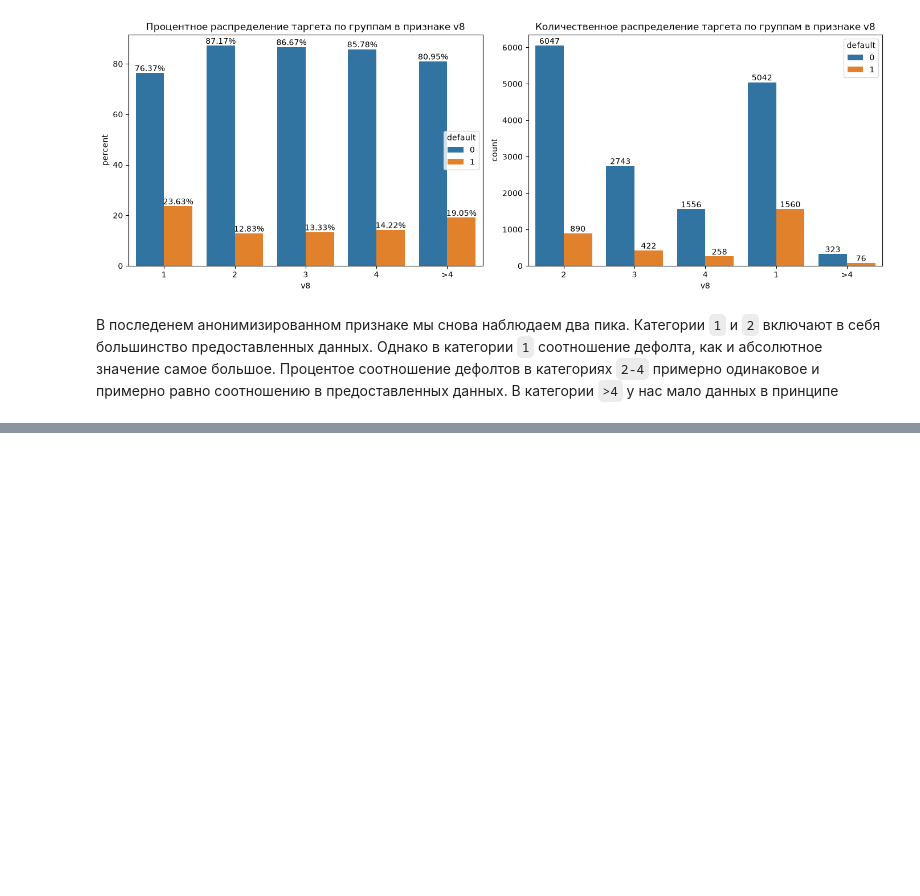
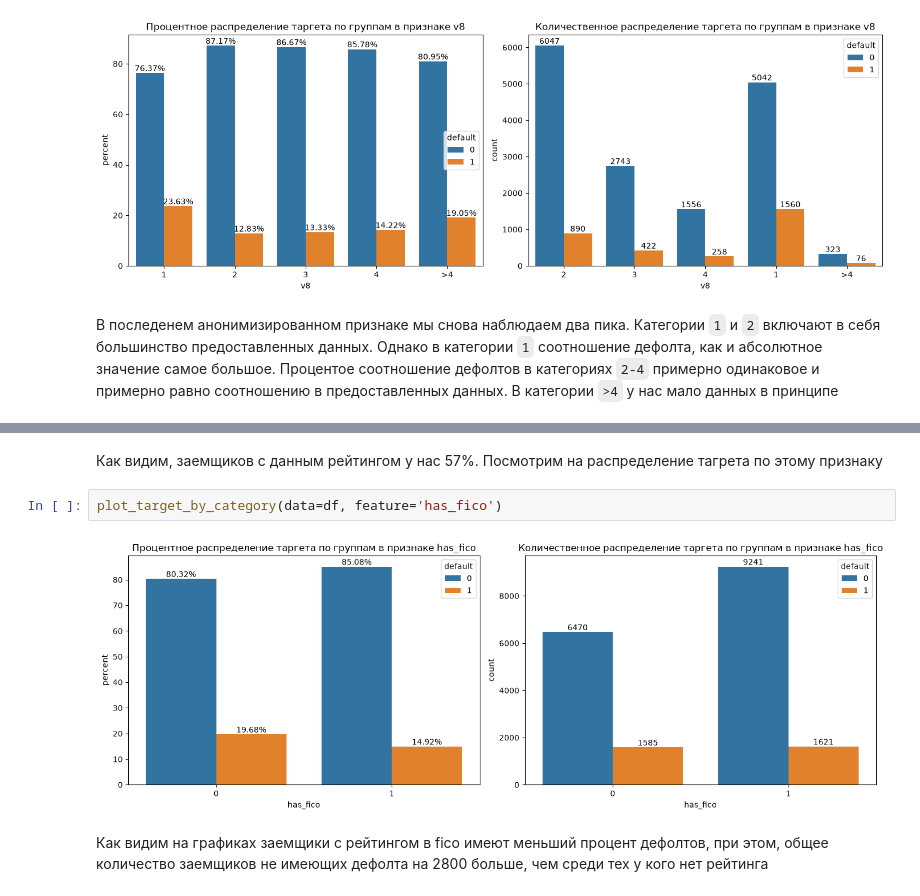
Before and after one commit to IslamDyshoko/credit_risk, a Jupyter notebook: notebooks/01_eda.ipynb, the cells around one changed output, grey strips where cells are left out. Saved outputs shown, nothing was run; the diff lists cells and outputs as text; blank space fills up the shorter version.

```diff
--- a/notebooks/01_eda.ipynb
+++ b/notebooks/01_eda.ipynb
@@ -309,0 +335,8 @@ plot_target_by_category(data=df, feature='v8')
+# %% [markdown]
+Как видим, заемщиков с данным рейтингом у нас 57%. Посмотрим на распределение тагрета по этому признаку
+# %%
+plot_target_by_category(data=df, feature='has_fico')
+# %% [output]
+[figure, added]
+# %% [markdown]
+Как видим на графиках заемщики с рейтингом в fico имеют меньший процент дефолтов, при этом, общее количество заемщиков не имеющих дефолта на 2800 больше, чем среди тех у кого нет рейтинга
```
Also changed, not shown: parts of 9 cells of this notebook.
